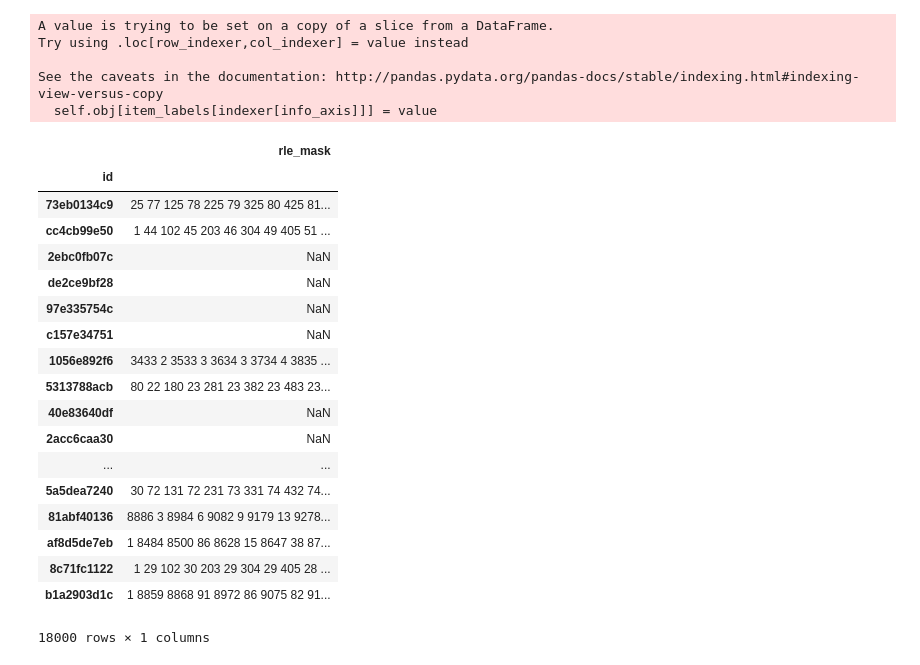
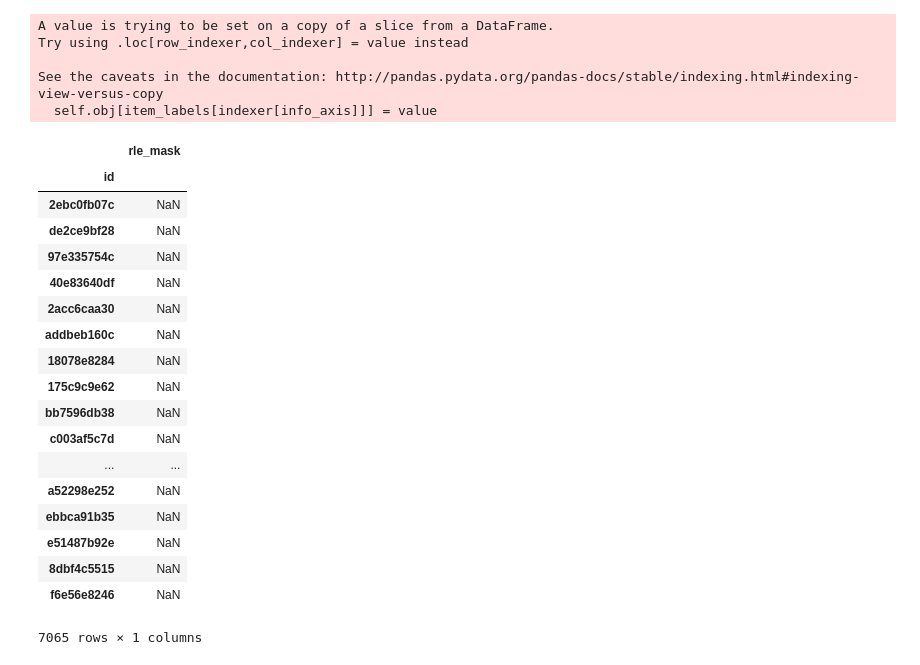
Before and after one commit to MitsuruFujiwara/TGS-Salt-Identification-Challenge, a Jupyter notebook: share/Check.ipynb, the cells around one changed output. Saved outputs shown, nothing was run; the diff lists cells and outputs as text; code cells hidden in the pictures.

```diff
--- a/share/Check.ipynb
+++ b/share/Check.ipynb
@@ -118,24 +120,24 @@ See the caveats in the documentation: http://pandas.pydata.org/pandas-docs/stabl
 # %%
 sub.to_csv('../output/submission_bes_filled_empty.csv')
 # %%
-sub
+sub[~test_df['is_salt']]
 # %% [output]
 |  | rle_mask |
 | id |  |
-| 73eb0134c9 | 25 77 125 78 225 79 325 80 425 81... |
-| cc4cb99e50 | 1 44 102 45 203 46 304 49 405 51 ... |
 | 2ebc0fb07c | NaN |
 | de2ce9bf28 | NaN |
 | 97e335754c | NaN |
-| c157e34751 | NaN |
-| 1056e892f6 | 3433 2 3533 3 3634 3 3734 4 3835 ... |
-| 5313788acb | 80 22 180 23 281 23 382 23 483 23... |
 | 40e83640df | NaN |
 | 2acc6caa30 | NaN |
+| addbeb160c | NaN |
+| 18078e8284 | NaN |
+| 175c9c9e62 | NaN |
+| bb7596db38 | NaN |
+| c003af5c7d | NaN |
 | ... | ... |
-| 5a5dea7240 | 30 72 131 72 231 73 331 74 432 74... |
-| 81abf40136 | 8886 3 8984 6 9082 9 9179 13 9278... |
-| af8d5de7eb | 1 8484 8500 86 8628 15 8647 38 87... |
-| 8c71fc1122 | 1 29 102 30 203 29 304 29 405 28 ... |
-| b1a2903d1c | 1 8859 8868 91 8972 86 9075 82 91... |
+| a52298e252 | NaN |
+| ebbca91b35 | NaN |
+| e51487b92e | NaN |
+| 8dbf4c5515 | NaN |
+| f6e56e8246 | NaN |
-18000 rows × 1 columns
+7065 rows × 1 columns
```
Also changed, not shown: parts of 1 cell of this notebook, 2 other files.
